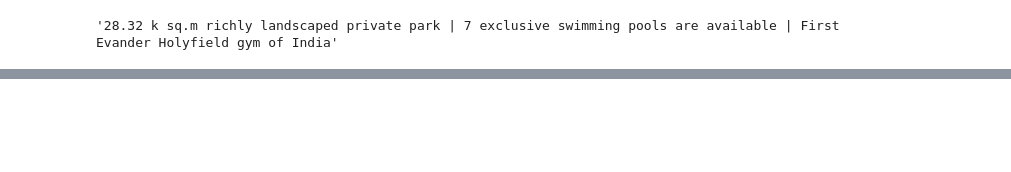
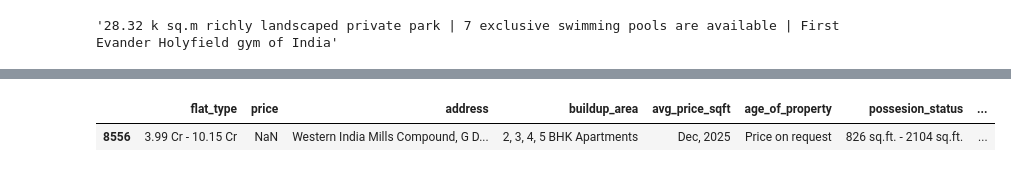
Before and after one commit to ShlokBagwe/Realytics-End-to-End-Real-Estate-Intelligence-Platform, a Jupyter notebook: Real_Estate_Data_Merge.ipynb, the cells around one changed output, grey strips where cells are left out. Cells and saved outputs as stored; diff of their text form; code cells hidden in the pictures; blank space fills up the shorter version.

```diff
--- a/Real_Estate_Data_Merge.ipynb
+++ b/Real_Estate_Data_Merge.ipynb
@@ -241,0 +259,5 @@ new_df = new_df.merge(df1[['propertyname','location']],on='propertyname', how='l
+# %%
+df2[df2['price'].isna()]
+# %% [output]
+|  | flat_type | price | address | buildup_area | avg_price_sqft | age_of_property | possesion_status | ... |
+| 8556 | 3.99 Cr - 10.15 Cr | NaN | Western India Mills Compound, G D... | 2, 3, 4, 5 BHK Apartments | Dec, 2025 | Price on request | 826 sq.ft. - 2104 sq.ft. | ... |
```
Also changed, not shown: parts of 19 cells of this notebook.
